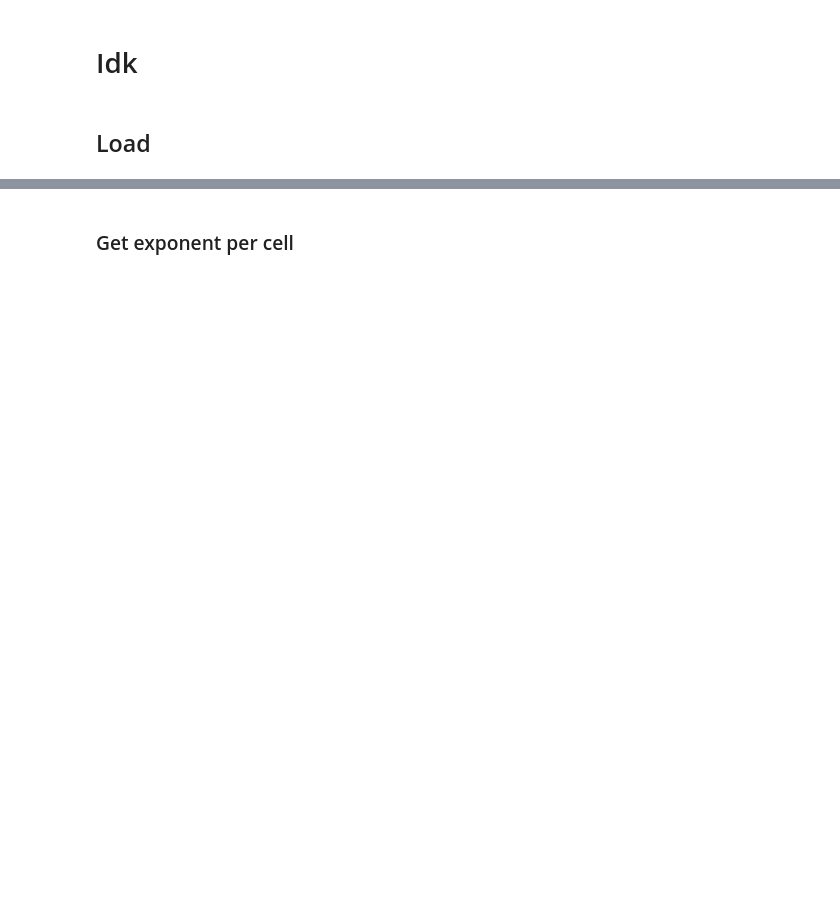
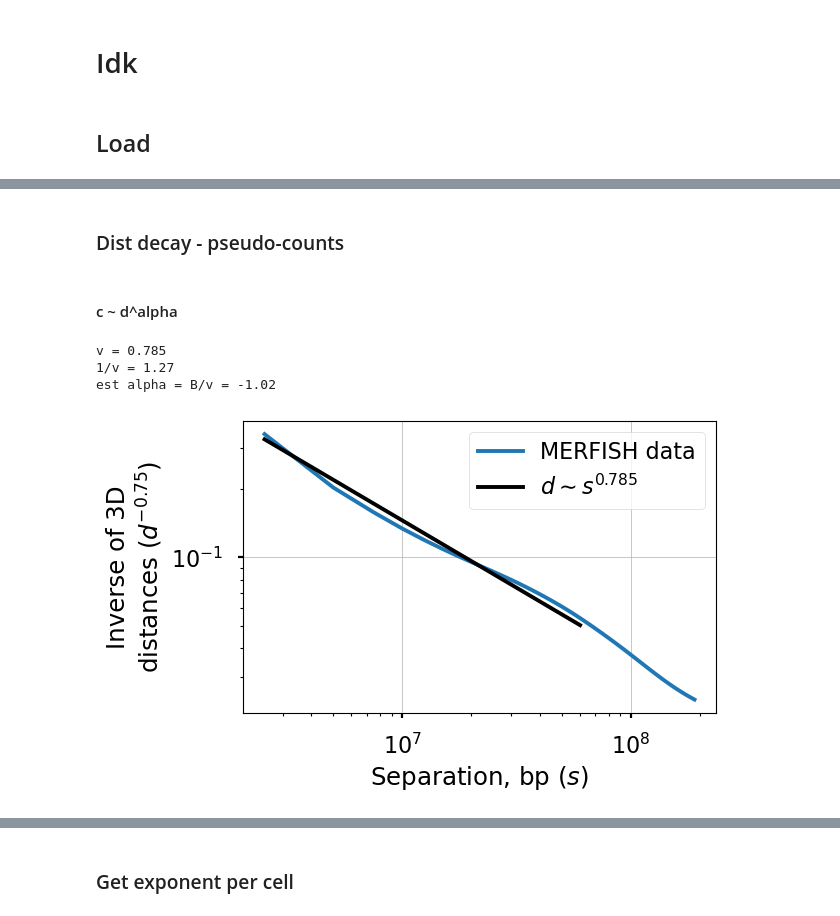
Before and after one commit to gesinecauer/Chromatin_Analysis_MOp, a Jupyter notebook: jupyter/snm3C-seq.ipynb, the cells around one changed output, grey strips where cells are left out. Cells and saved outputs as stored; diff of their text form; code cells hidden in the pictures; blank space fills up the shorter version.

```diff
--- a/jupyter/snm3C-seq.ipynb
+++ b/jupyter/snm3C-seq.ipynb
@@ -183,0 +503,2 @@ print((by_genomic_dis_smooth[m].smoothed_n > by_genomic_dis_smooth[m].n).sum() /
+# %% [markdown]
+### Dist decay - pseudo-counts
@@ -183,0 +507,52 @@ print((by_genomic_dis_smooth[m].smoothed_n > by_genomic_dis_smooth[m].n).sum() /
+# %% [markdown]
+#### c ~ d^alpha
+# %%
+sigma_log10 = 0.1; min_n = None
+# dis_exp = -4; min_distance = 0.1; max_distance = 0.75 # 0.162
+# dis_exp = -4; min_distance = 0.1; max_distance = 1 # 0.161
+# dis_exp = -4; min_distance = 0.1; max_distance = 0.5 # 0.164
+# dis_exp = -4; min_distance = 0.01; max_distance = 0.5 # 0.151, noisy
+# dis_exp = -4; min_distance = 0.05; max_distance = 0.5 # 0.167
+# dis_exp = -4; min_distance = 0.025; max_distance = 0.5 # 0.177
+# dis_exp = -3; min_distance = 0.025; max_distance = 0.5 # 0.223
+# dis_exp = -3; min_distance = 0.025; max_distance = 0.2 # 0.231
+# dis_exp = -2; min_distance = 0.025; max_distance = 0.5 # 0.312
+# dis_exp = -2; min_distance = 0.025; max_distance = 0.2 # 0.339 ++
+# dis_exp = -2; min_distance = 0.025; max_distance = 0.1 # 0.346, noisier than max_dist=0.2
+# dis_exp = -2; min_distance = 0.015; max_distance = 0.2 # 0.335
+# dis_exp = -2; min_distance = 0.05; max_distance = 0.2 # 0.335
+# dis_exp = -2; min_distance = 0.02; max_distance = 0.2 # 0.337
+
+# dis_exp = -1; min_distance = 0.025; max_distance = 0.5 # 0.593
+# dis_exp = -1; min_distance = 0.025; max_distance = 0.2 # 0.666 ++
+# dis_exp = -0.75; min_distance = 0.025; max_distance = 0.2 # 0.886 ++
+# dis_exp = -0.75; min_distance = 0.025; max_distance = None # 0.201 ++
+dis_exp = -0.75; min_distance = None; max_distance = 0.2 # 0.886 ++
+# dis_exp = -0.75; min_distance = None; max_distance = 0.5 # 0.785 ++
+# dis_exp = -0.5; min_distance = 0.025; max_distance = 0.5 # 1.17
+# dis_exp = -0.2; min_distance = 0.025; max_distance = 0.5 # 2.89
+# dis_exp = -1; min_distance = None; max_distance = None  # 0.204 ++
+# dis_exp = -0.2; min_distance = None; max_distance = None  # 0.196 ++
+# dis_exp = -0.75; min_distance = None; max_distance = None  # 0.201 ++
+# dis_exp = -1.5; min_distance = None; max_distance = None  # 0.209 ++
+# dis_exp = -2; min_distance = None; max_distance = None  # 0.214 ++
+# dis_exp = -2.5; min_distance = None; max_distance = None  # 0.214 ++
+# dis_exp = -3; min_distance = None; max_distance = None  # 0.201 ++
+
+
+counts_sc = sc_dis_intramol.pow(dis_exp)
+if min_distance is not None:
+    counts_sc[sc_dis_intramol.notnull() & (sc_dis_intramol < min_distance)] = np.power(min_distance, dis_exp)
+if max_distance is not None:
+    counts_sc[sc_dis_intramol.notnull() & (sc_dis_intramol > max_distance)] = 0
+counts = counts_sc.mean(axis=1).to_frame().rename({0: 'sc_mean'}, axis=1)
+counts_sc = None
+counts_by_s = get_genomic_dist_by_cell(counts, dis_exp=1, min_n=min_n)
+
+counts_by_s_smooth = smooth_frequency(counts_by_s, sigma_log10=sigma_log10)
+d, (x, y), est_alpha = estimate_exponent_manual(counts_by_s_smooth, seed=0, dis_exp=dis_exp, verbose=True)
+# %% [output]
+v = 0.785
+1/v = 1.27
+est alpha = B/v = -1.02
+[figure, added]
```
Also changed, not shown: parts of 51 cells of this notebook.
